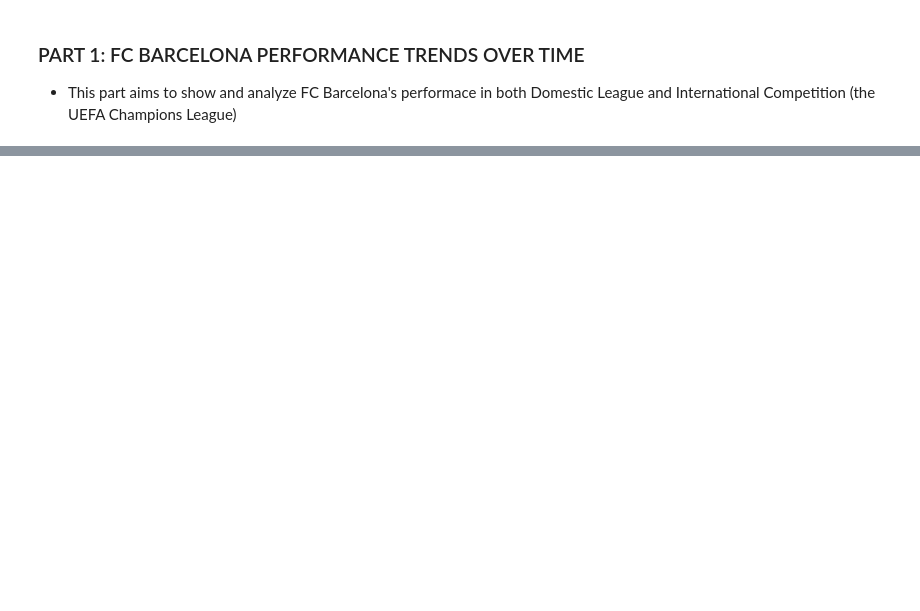
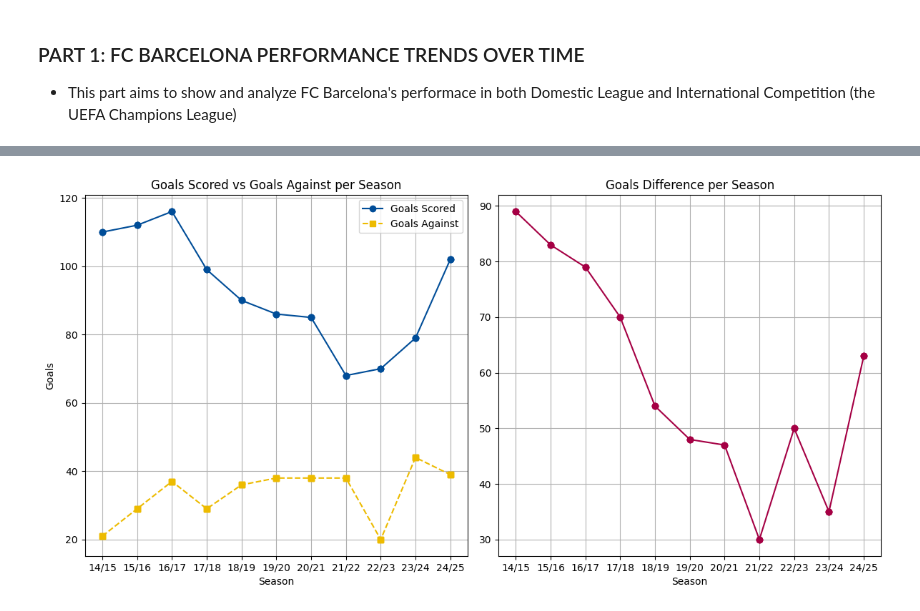
Before and after one commit to linhtran1003/fc-barcelona-performance-analysis, a Jupyter notebook: python_project.ipynb, the cells around one changed output, grey strips where cells are left out. Saved outputs shown, nothing was run; the diff lists cells and outputs as text; code cells hidden in the pictures; blank space fills up the shorter version.

```diff
--- a/python_project.ipynb
+++ b/python_project.ipynb
@@ -92,0 +100,19 @@ ax2.invert_yaxis()
+# %%
+## ========== PLOT 2: Goals For & Goals Against ==========
+fig, axes = plt.subplots(1, 2, figsize=(12, 6))
+axes[0].plot(merged_df["Season"], merged_df["Total GF"], marker='o', color='#004D98', label="Goals Scored")
+axes[0].plot(merged_df['Season'], merged_df['Total GA'], marker='s', linestyle="--", color='#EDBB00', label='Goals Against')
+
+axes[0].set_title('Goals Scored vs Goals Against per Season')
+axes[0].set_ylabel('Goals')
+axes[0].set_xlabel('Season')
+axes[0].legend()
+axes[0].grid(True)
+
+axes[1].plot(merged_df['Season'], merged_df['Domestic GD'], marker='o', color='#A50044', label='Goals Difference')
+axes[1].set_title("Goals Difference per Season")
+axes[1].set_xlabel("Season")
+axes[1].grid(True)
+plt.tight_layout()
+# %% [output]
+[figure, added]
```
Also changed, not shown: parts of 19 cells of this notebook.
